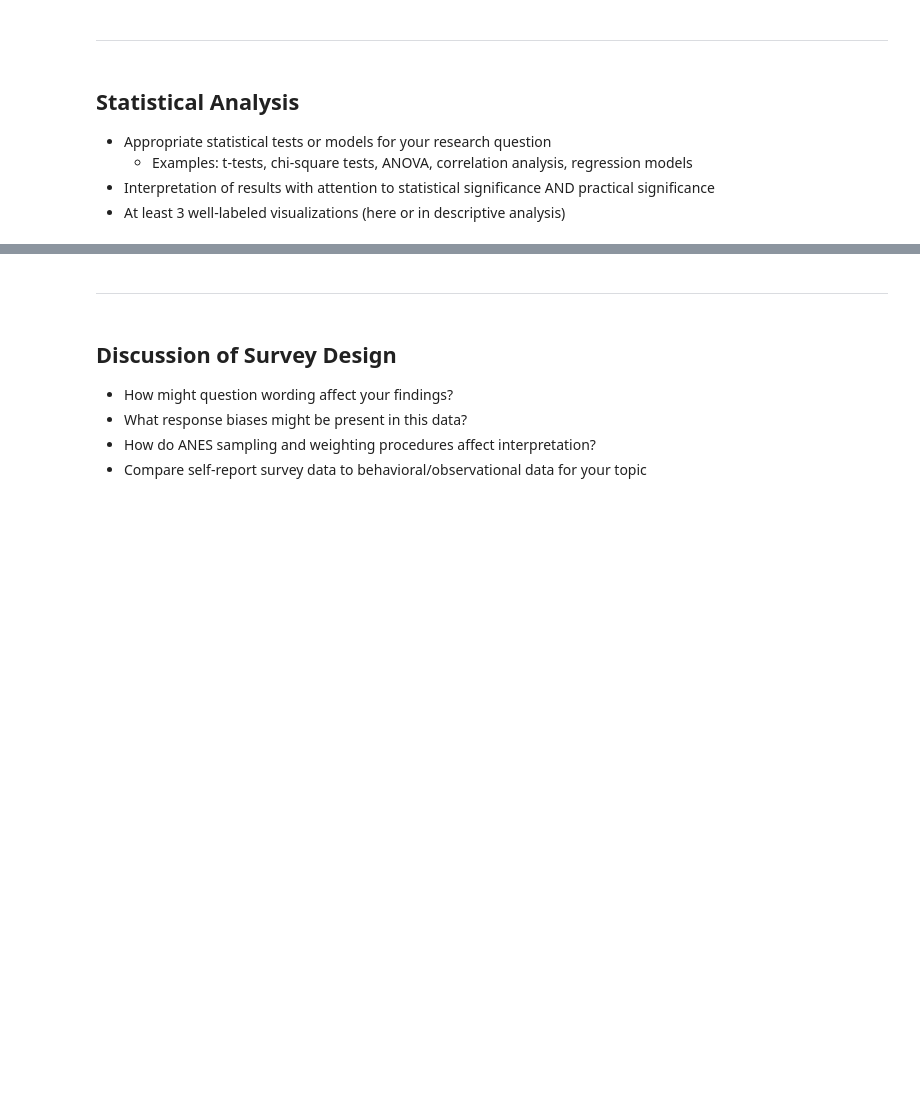
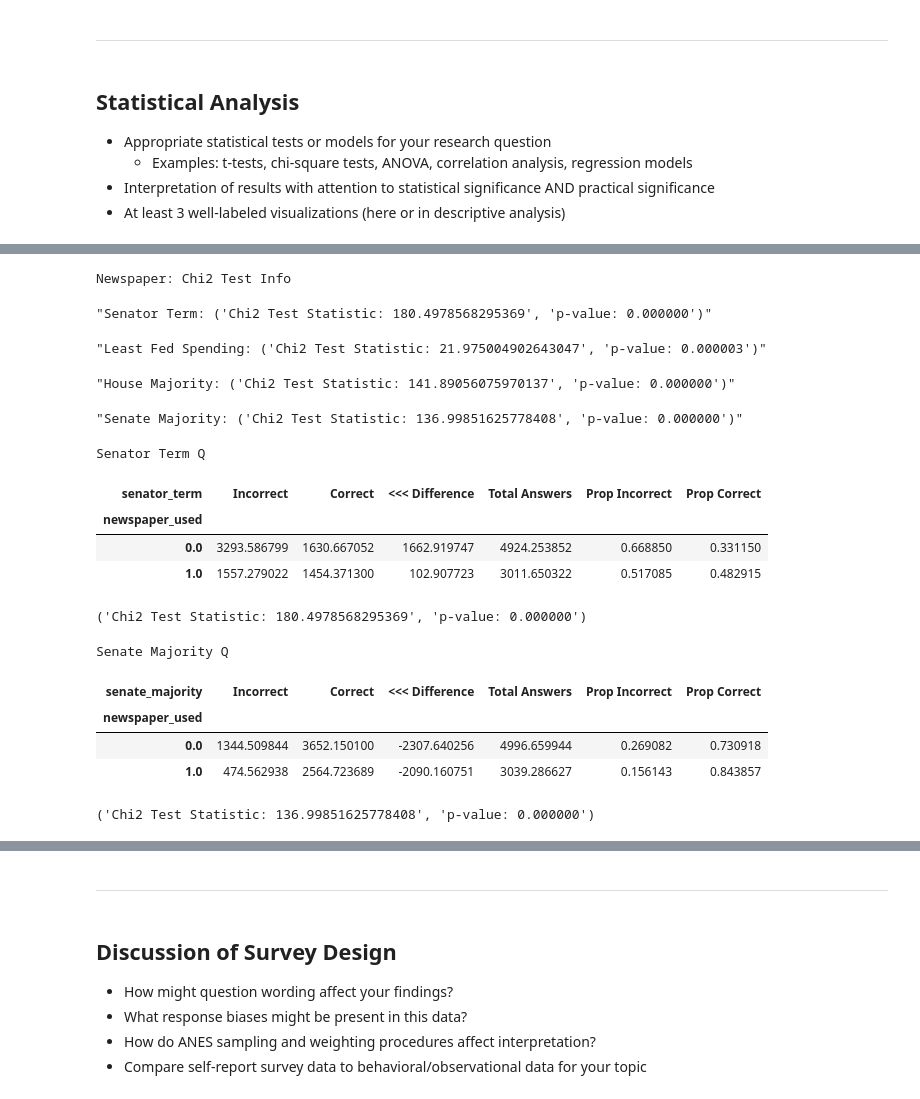
Before and after one commit to npisar/SI313-homework, a Jupyter notebook: module assignments/pisarczyk_Surveys Assignment.ipynb, the cells around one changed output, grey strips where cells are left out. Drawn from its saved outputs; the diff is of its cells as text; code cells hidden in the pictures; blank space fills up the shorter version.

```diff
--- a/module assignments/pisarczyk_Surveys Assignment.ipynb
+++ b/module assignments/pisarczyk_Surveys Assignment.ipynb
@@ -298,24 +510,22 @@ def run_chi2(df, media_var, knowledge_var, weights):
 
     # Test
     chi2, p, dof, expected = chi2_contingency(contingency_table)
-    return chi2, p, contingency_table
-
-# map all facts to list of media
-vars_dict = {}
-for fact in facts:
-    vars_dict[fact] = media
+    return chi2, p
 # %%
-# Run Chi squared test for each combination
+"""
+Run Chi squared test for each combination
+Goes through every combination of factual question and media source, for 16 tests total
+"""
+chi2_tables = {}
 
 for fact, media_list in vars_dict.items():
-    print(f"Results for knowledge variable: {fact}")
-    print(f"{'Media Source':<25} | {'Fact':<20} | {'p-value':<10} | {'Chi2 Test Statistic':<5}")
+    print(f"Results for question: {fact}")
+    print(f"{'Media Source':<25} | {'Fact':<20} | {'p-value':<12} | {'Chi2 Test Statistic':<5}")
     print("=" * 80)
     for media in media_list:
-        chi2, p,contingency_table = run_chi2(model_df_recoded, media, fact, "weight_full_post")
-        print(f"{media:<25} | {fact:<20} | {p:.4f} {'*  ' if p < 0.05 else '   '} | {chi2}")
-        print(f"\n")
-        print(f"Contingency table:\n{contingency_table}")
-        print(f"{'-'*80}\n")
-    print(f"\n\n\n\n")
+        chi2, p = run_chi2(model_df_recoded, media, fact, "weight_full_pre")
+        print(f"{media:<25} | {fact:<20} | {p:.6f} {'*  ' if p < 0.05 else '   '} | {chi2}")
+        chi2_tables[f"{fact}-vs-{media}"] = f"Chi2 Test Statistic: {chi2}", f"p-value: {p:.6f}"
+    print(f"\n\n")
+    # print(chi2_tables)
 # %% [output]
@@ -389,0 +635,33 @@ interpretation of the graphs results here
+# %%
+print(f"Newspaper: Chi2 Test Info")
+display(f"Senator Term: {chi2_tables["senator_term-vs-newspaper_used"]}")
+display(f"Least Fed Spending: {chi2_tables["least_fed_spending-vs-newspaper_used"]}")
+display(f"House Majority: {chi2_tables["house_majority-vs-newspaper_used"]}")
+display(f"Senate Majority: {chi2_tables["senate_majority-vs-newspaper_used"]}")
+
+print(f"\n\nSenator Term Q")
+display(comparison_tables["senator_term-vs-newspaper_used"])
+display(chi2_tables["senator_term-vs-newspaper_used"])
+
+print(f"\n\nSenate Majority Q")
+display(comparison_tables["senate_majority-vs-newspaper_used"])
+display(chi2_tables["senate_majority-vs-newspaper_used"])
+print(f"\n\n\n\n\n")
+# %% [output]
+Newspaper: Chi2 Test Info
+"Senator Term: ('Chi2 Test Statistic: 180.4978568295369', 'p-value: 0.000000')"
+"Least Fed Spending: ('Chi2 Test Statistic: 21.975004902643047', 'p-value: 0.000003')"
+"House Majority: ('Chi2 Test Statistic: 141.89056075970137', 'p-value: 0.000000')"
+"Senate Majority: ('Chi2 Test Statistic: 136.99851625778408', 'p-value: 0.000000')"
+Senator Term Q
+| senator_term | Incorrect | Correct | <<< Difference | Total Answers | Prop Incorrect | Prop Correct |
+| newspaper_used |  |  |  |  |  |  |
+| 0.0 | 3293.586799 | 1630.667052 | 1662.919747 | 4924.253852 | 0.668850 | 0.331150 |
+| 1.0 | 1557.279022 | 1454.371300 | 102.907723 | 3011.650322 | 0.517085 | 0.482915 |
+('Chi2 Test Statistic: 180.4978568295369', 'p-value: 0.000000')
+Senate Majority Q
+| senate_majority | Incorrect | Correct | <<< Difference | Total Answers | Prop Incorrect | Prop Correct |
+| newspaper_used |  |  |  |  |  |  |
+| 0.0 | 1344.509844 | 3652.150100 | -2307.640256 | 4996.659944 | 0.269082 | 0.730918 |
+| 1.0 | 474.562938 | 2564.723689 | -2090.160751 | 3039.286627 | 0.156143 | 0.843857 |
+('Chi2 Test Statistic: 136.99851625778408', 'p-value: 0.000000')
```
Also changed, not shown: parts of 20 cells of this notebook.
